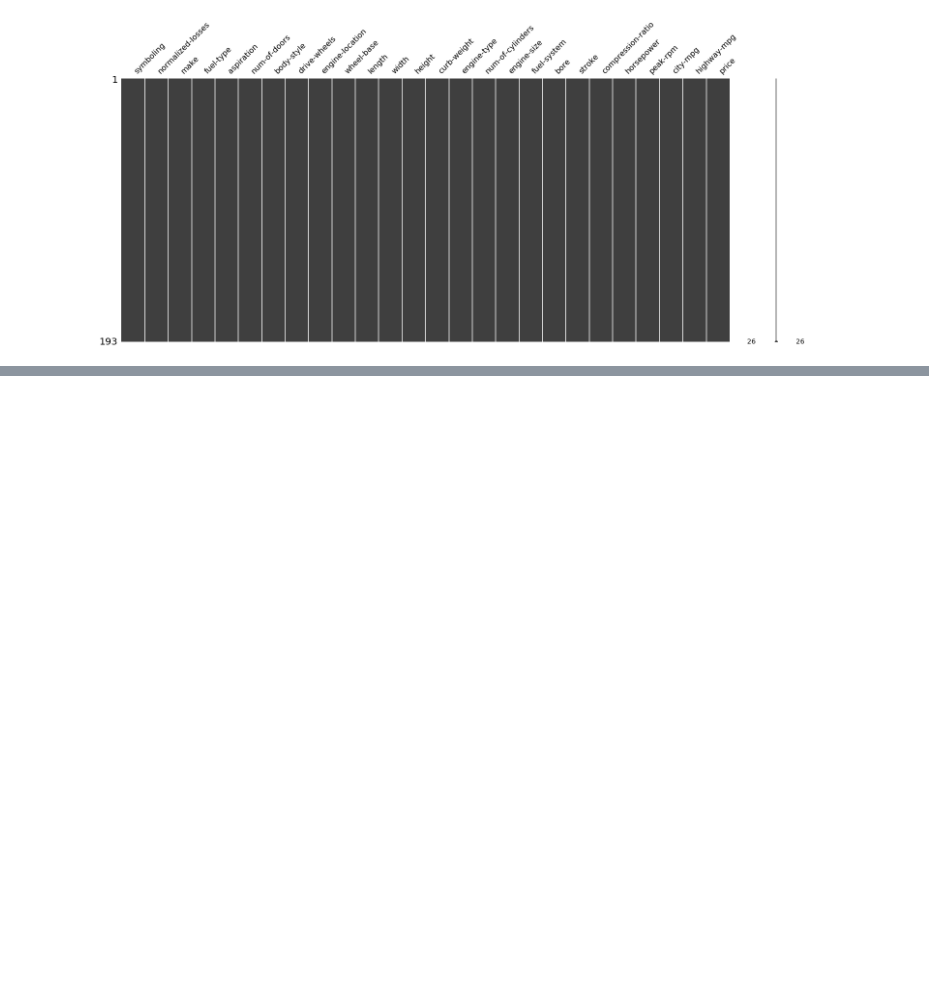
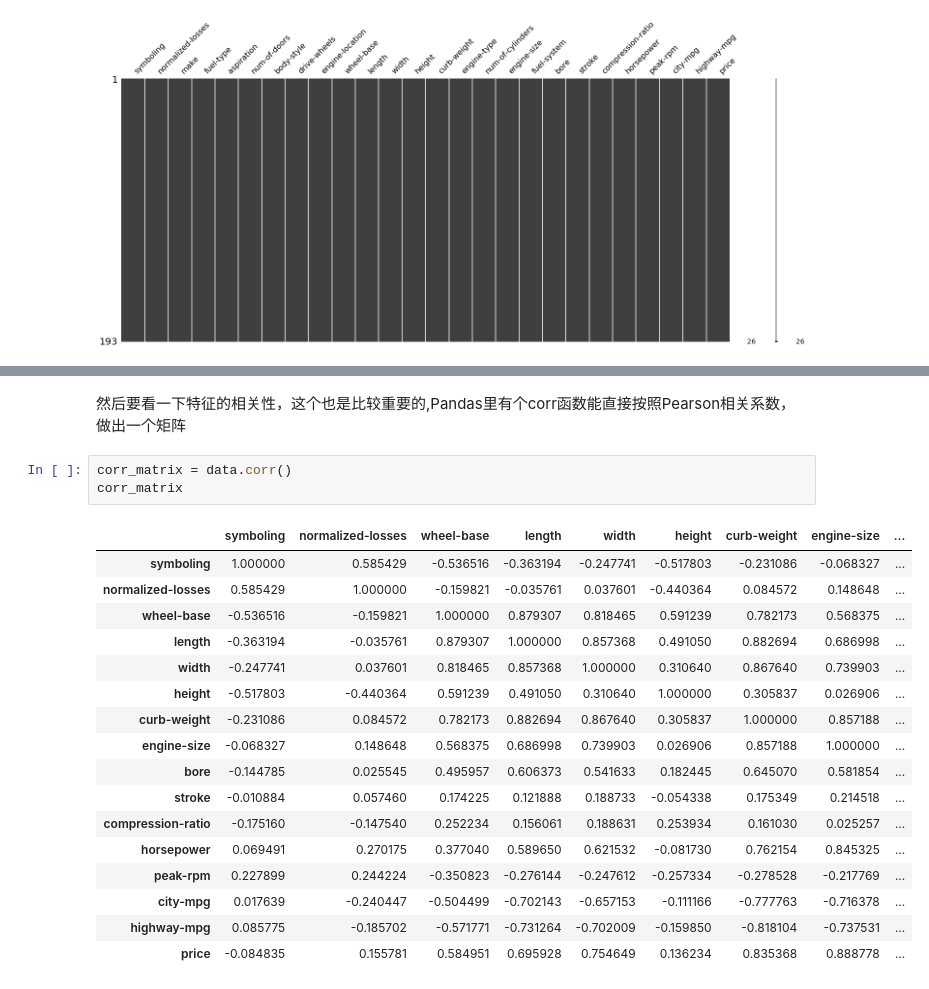
Before and after one commit to Tyrant2016/LinearProject, a Jupyter notebook: 数据预处理1.ipynb, the cells around one changed output, grey strips where cells are left out. Cells and saved outputs as stored; diff of their text form; blank space fills up the shorter version.

```diff
--- a/数据预处理1.ipynb
+++ b/数据预处理1.ipynb
@@ -228,0 +239,23 @@ msno.matrix(data)
+# %% [markdown]
+然后要看一下特征的相关性，这个也是比较重要的,Pandas里有个corr函数能直接按照Pearson相关系数，做出一个矩阵
+# %%
+corr_matrix = data.corr()
+corr_matrix
+# %% [output]
+|  | symboling | normalized-losses | wheel-base | length | width | height | curb-weight | engine-size | ... |
+| symboling | 1.000000 | 0.585429 | -0.536516 | -0.363194 | -0.247741 | -0.517803 | -0.231086 | -0.068327 | ... |
+| normalized-losses | 0.585429 | 1.000000 | -0.159821 | -0.035761 | 0.037601 | -0.440364 | 0.084572 | 0.148648 | ... |
+| wheel-base | -0.536516 | -0.159821 | 1.000000 | 0.879307 | 0.818465 | 0.591239 | 0.782173 | 0.568375 | ... |
+| length | -0.363194 | -0.035761 | 0.879307 | 1.000000 | 0.857368 | 0.491050 | 0.882694 | 0.686998 | ... |
+| width | -0.247741 | 0.037601 | 0.818465 | 0.857368 | 1.000000 | 0.310640 | 0.867640 | 0.739903 | ... |
+| height | -0.517803 | -0.440364 | 0.591239 | 0.491050 | 0.310640 | 1.000000 | 0.305837 | 0.026906 | ... |
+| curb-weight | -0.231086 | 0.084572 | 0.782173 | 0.882694 | 0.867640 | 0.305837 | 1.000000 | 0.857188 | ... |
+| engine-size | -0.068327 | 0.148648 | 0.568375 | 0.686998 | 0.739903 | 0.026906 | 0.857188 | 1.000000 | ... |
+| bore | -0.144785 | 0.025545 | 0.495957 | 0.606373 | 0.541633 | 0.182445 | 0.645070 | 0.581854 | ... |
+| stroke | -0.010884 | 0.057460 | 0.174225 | 0.121888 | 0.188733 | -0.054338 | 0.175349 | 0.214518 | ... |
+| compression-ratio | -0.175160 | -0.147540 | 0.252234 | 0.156061 | 0.188631 | 0.253934 | 0.161030 | 0.025257 | ... |
+| horsepower | 0.069491 | 0.270175 | 0.377040 | 0.589650 | 0.621532 | -0.081730 | 0.762154 | 0.845325 | ... |
+| peak-rpm | 0.227899 | 0.244224 | -0.350823 | -0.276144 | -0.247612 | -0.257334 | -0.278528 | -0.217769 | ... |
+| city-mpg | 0.017639 | -0.240447 | -0.504499 | -0.702143 | -0.657153 | -0.111166 | -0.777763 | -0.716378 | ... |
+| highway-mpg | 0.085775 | -0.185702 | -0.571771 | -0.731264 | -0.702009 | -0.159850 | -0.818104 | -0.737531 | ... |
+| price | -0.084835 | 0.155781 | 0.584951 | 0.695928 | 0.754649 | 0.136234 | 0.835368 | 0.888778 | ... |
```
Also changed, not shown: parts of 19 cells of this notebook, 2 other files.
